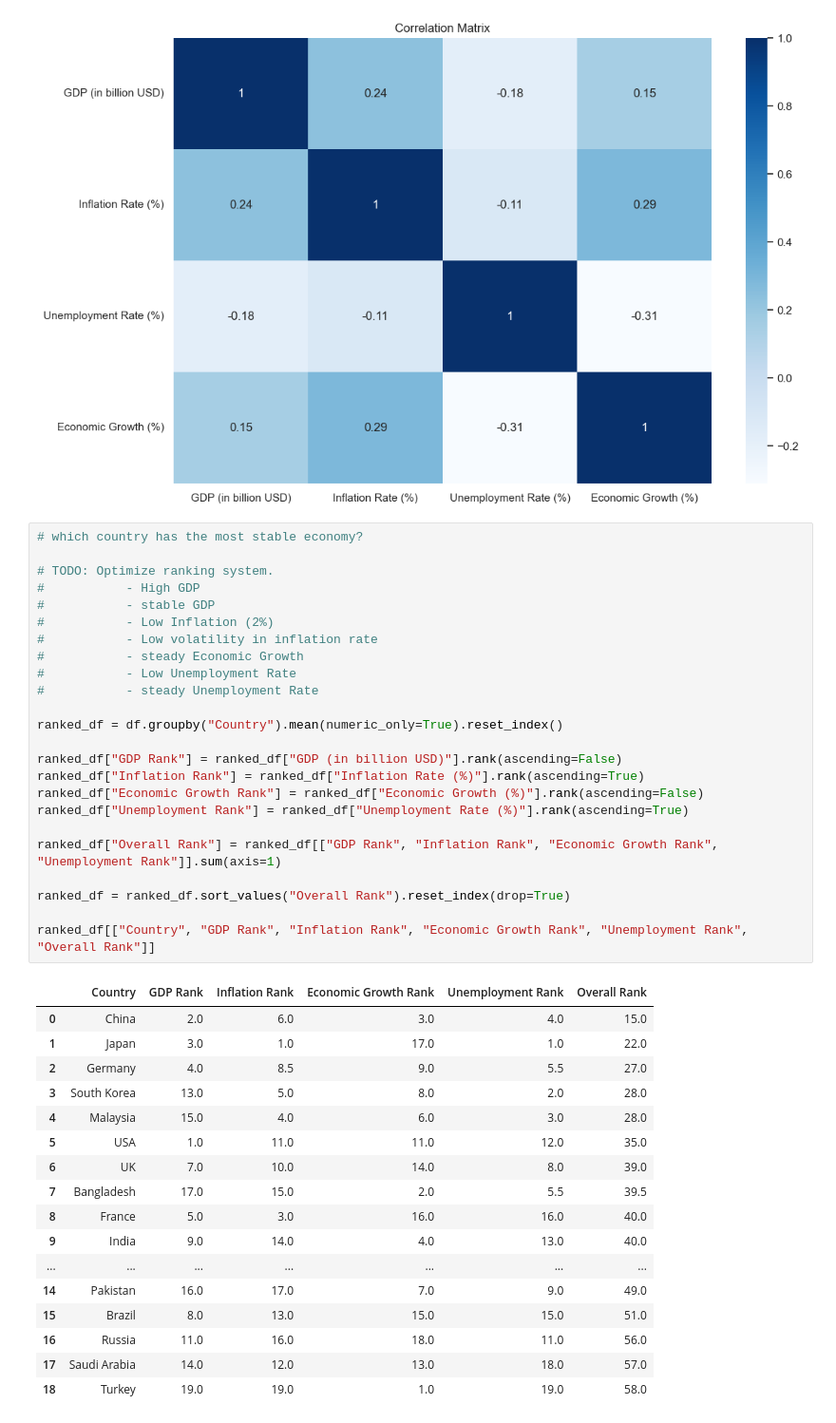
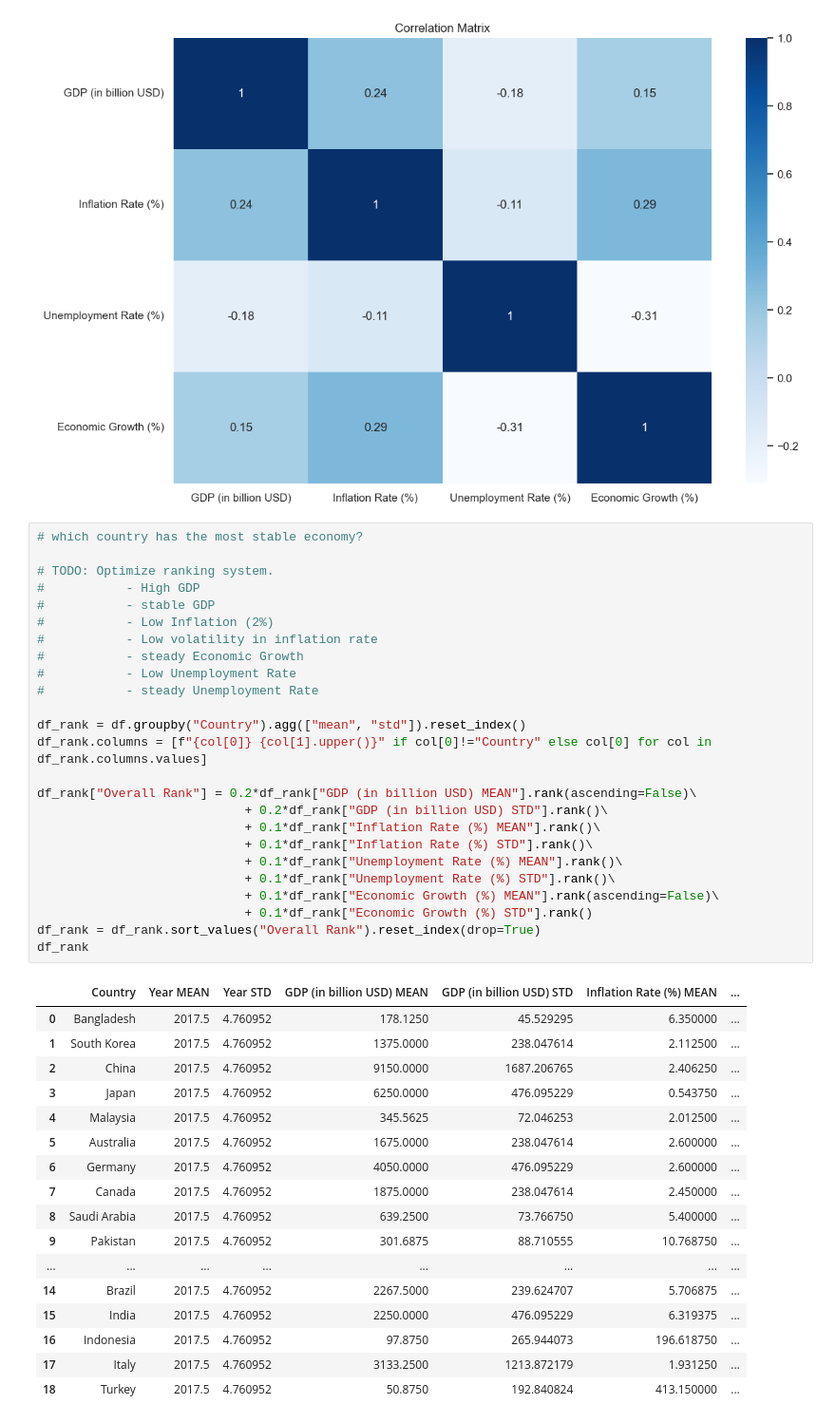
Before and after one commit to eric-kaufmann/economic-values, a Jupyter notebook: analysis.ipynb, the cells around one changed output. Shown at 95% size. Drawn from its saved outputs; the diff is of its cells as text.

```diff
--- a/analysis.ipynb
+++ b/analysis.ipynb
@@ -449,42 +449,43 @@ plt.show()
 # %%
 # which country has the most stable economy?
 
 # TODO: Optimize ranking system.
 #           - High GDP
 #           - stable GDP
 #           - Low Inflation (2%)
 #           - Low volatility in inflation rate
 #           - steady Economic Growth
 #           - Low Unemployment Rate
 #           - steady Unemployment Rate
 
-ranked_df = df.groupby("Country").mean(numeric_only=True).reset_index()
+df_rank = df.groupby("Country").agg(["mean", "std"]).reset_index()
+df_rank.columns = [f"{col[0]} {col[1].upper()}" if col[0]!="Country" else col[0] for col in df_rank.columns.values]
 
-ranked_df["GDP Rank"] = ranked_df["GDP (in billion USD)"].rank(ascending=False)
-ranked_df["Inflation Rank"] = ranked_df["Inflation Rate (%)"].rank(ascending=True)
-ranked_df["Economic Growth Rank"] = ranked_df["Economic Growth (%)"].rank(ascending=False)
-ranked_df["Unemployment Rank"] = ranked_df["Unemployment Rate (%)"].rank(ascending=True)
-
-ranked_df["Overall Rank"] = ranked_df[["GDP Rank", "Inflation Rank", "Economic Growth Rank", "Unemployment Rank"]].sum(axis=1)
-
-ranked_df = ranked_df.sort_values("Overall Rank").reset_index(drop=True)
-
-ranked_df[["Country", "GDP Rank", "Inflation Rank", "Economic Growth Rank", "Unemployment Rank", "Overall Rank"]]
+df_rank["Overall Rank"] = 0.2*df_rank["GDP (in billion USD) MEAN"].rank(ascending=False)\
+                            + 0.2*df_rank["GDP (in billion USD) STD"].rank()\
+                            + 0.1*df_rank["Inflation Rate (%) MEAN"].rank()\
+                            + 0.1*df_rank["Inflation Rate (%) STD"].rank()\
+                            + 0.1*df_rank["Unemployment Rate (%) MEAN"].rank()\
+                            + 0.1*df_rank["Unemployment Rate (%) STD"].rank()\
+                            + 0.1*df_rank["Economic Growth (%) MEAN"].rank(ascending=False)\
+                            + 0.1*df_rank["Economic Growth (%) STD"].rank()
+df_rank = df_rank.sort_values("Overall Rank").reset_index(drop=True)
+df_rank
 # %% [output]
-|  | Country | GDP Rank | Inflation Rank | Economic Growth Rank | Unemployment Rank | Overall Rank |
-| 0 | China | 2.0 | 6.0 | 3.0 | 4.0 | 15.0 |
-| 1 | Japan | 3.0 | 1.0 | 17.0 | 1.0 | 22.0 |
-| 2 | Germany | 4.0 | 8.5 | 9.0 | 5.5 | 27.0 |
-| 3 | South Korea | 13.0 | 5.0 | 8.0 | 2.0 | 28.0 |
-| 4 | Malaysia | 15.0 | 4.0 | 6.0 | 3.0 | 28.0 |
-| 5 | USA | 1.0 | 11.0 | 11.0 | 12.0 | 35.0 |
-| 6 | UK | 7.0 | 10.0 | 14.0 | 8.0 | 39.0 |
-| 7 | Bangladesh | 17.0 | 15.0 | 2.0 | 5.5 | 39.5 |
-| 8 | France | 5.0 | 3.0 | 16.0 | 16.0 | 40.0 |
-| 9 | India | 9.0 | 14.0 | 4.0 | 13.0 | 40.0 |
-| ... | ... | ... | ... | ... | ... | ... |
-| 14 | Pakistan | 16.0 | 17.0 | 7.0 | 9.0 | 49.0 |
-| 15 | Brazil | 8.0 | 13.0 | 15.0 | 15.0 | 51.0 |
-| 16 | Russia | 11.0 | 16.0 | 18.0 | 11.0 | 56.0 |
-| 17 | Saudi Arabia | 14.0 | 12.0 | 13.0 | 18.0 | 57.0 |
-| 18 | Turkey | 19.0 | 19.0 | 1.0 | 19.0 | 58.0 |
+|  | Country | Year MEAN | Year STD | GDP (in billion USD) MEAN | GDP (in billion USD) STD | Inflation Rate (%) MEAN | ... |
+| 0 | Bangladesh | 2017.5 | 4.760952 | 178.1250 | 45.529295 | 6.350000 | ... |
+| 1 | South Korea | 2017.5 | 4.760952 | 1375.0000 | 238.047614 | 2.112500 | ... |
+| 2 | China | 2017.5 | 4.760952 | 9150.0000 | 1687.206765 | 2.406250 | ... |
+| 3 | Japan | 2017.5 | 4.760952 | 6250.0000 | 476.095229 | 0.543750 | ... |
+| 4 | Malaysia | 2017.5 | 4.760952 | 345.5625 | 72.046253 | 2.012500 | ... |
+| 5 | Australia | 2017.5 | 4.760952 | 1675.0000 | 238.047614 | 2.600000 | ... |
+| 6 | Germany | 2017.5 | 4.760952 | 4050.0000 | 476.095229 | 2.600000 | ... |
+| 7 | Canada | 2017.5 | 4.760952 | 1875.0000 | 238.047614 | 2.450000 | ... |
+| 8 | Saudi Arabia | 2017.5 | 4.760952 | 639.2500 | 73.766750 | 5.400000 | ... |
+| 9 | Pakistan | 2017.5 | 4.760952 | 301.6875 | 88.710555 | 10.768750 | ... |
+| ... | ... | ... | ... | ... | ... | ... | ... |
+| 14 | Brazil | 2017.5 | 4.760952 | 2267.5000 | 239.624707 | 5.706875 | ... |
+| 15 | India | 2017.5 | 4.760952 | 2250.0000 | 476.095229 | 6.319375 | ... |
+| 16 | Indonesia | 2017.5 | 4.760952 | 97.8750 | 265.944073 | 196.618750 | ... |
+| 17 | Italy | 2017.5 | 4.760952 | 3133.2500 | 1213.872179 | 1.931250 | ... |
+| 18 | Turkey | 2017.5 | 4.760952 | 50.8750 | 192.840824 | 413.150000 | ... |
```
